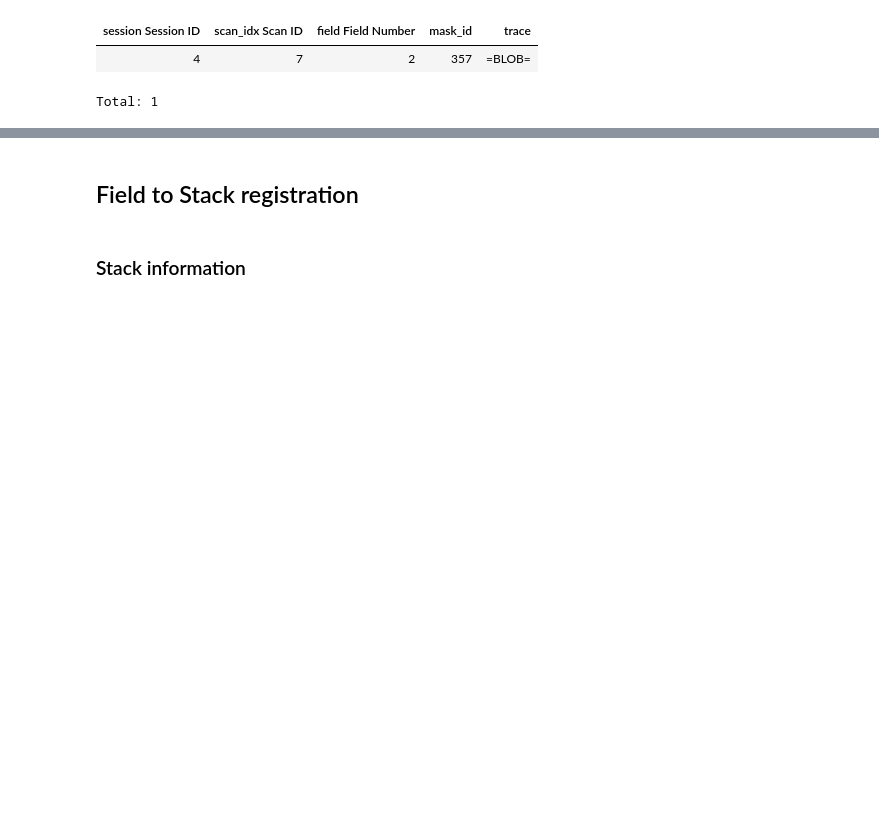
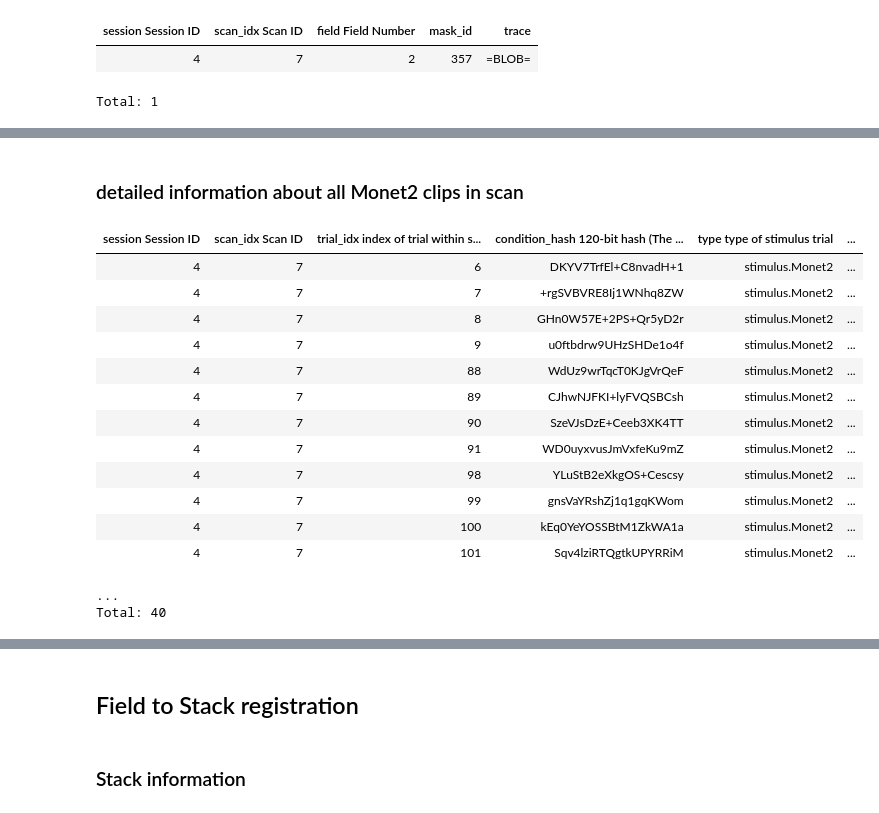
Before and after one commit to cajal/microns_phase3_nda, a Jupyter notebook: notebooks/microns_phase3_nda_examples.ipynb, the cells around one changed output, grey strips where cells are left out. Cells and saved outputs as stored; diff of their text form; code cells hidden in the pictures; blank space fills up the shorter version.

```diff
--- a/notebooks/microns_phase3_nda_examples.ipynb
+++ b/notebooks/microns_phase3_nda_examples.ipynb
@@ -221,0 +282,20 @@ Total: 1
+# %% [markdown]
+### detailed information about all Monet2 clips in scan
+# %%
+(nda.Stimulus.Trial & scan_key) * nda.Monet2()
+# %% [output]
+| session Session ID | scan_idx Scan ID | trial_idx index of trial within s... | condition_hash 120-bit hash (The ... | type type of stimulus trial | ... |
+| 4 | 7 | 6 | DKYV7TrfEl+C8nvadH+1 | stimulus.Monet2 | ... |
+| 4 | 7 | 7 | +rgSVBVRE8Ij1WNhq8ZW | stimulus.Monet2 | ... |
+| 4 | 7 | 8 | GHn0W57E+2PS+Qr5yD2r | stimulus.Monet2 | ... |
+| 4 | 7 | 9 | u0ftbdrw9UHzSHDe1o4f | stimulus.Monet2 | ... |
+| 4 | 7 | 88 | WdUz9wrTqcT0KJgVrQeF | stimulus.Monet2 | ... |
+| 4 | 7 | 89 | CJhwNJFKI+lyFVQSBCsh | stimulus.Monet2 | ... |
+| 4 | 7 | 90 | SzeVJsDzE+Ceeb3XK4TT | stimulus.Monet2 | ... |
+| 4 | 7 | 91 | WD0uyxvusJmVxfeKu9mZ | stimulus.Monet2 | ... |
+| 4 | 7 | 98 | YLuStB2eXkgOS+Cescsy | stimulus.Monet2 | ... |
+| 4 | 7 | 99 | gnsVaYRshZj1q1gqKWom | stimulus.Monet2 | ... |
+| 4 | 7 | 100 | kEq0YeYOSSBtM1ZkWA1a | stimulus.Monet2 | ... |
+| 4 | 7 | 101 | Sqv4lziRTQgtkUPYRRiM | stimulus.Monet2 | ... |
+...
+Total: 40
```
Also changed, not shown: parts of 14 cells of this notebook.
